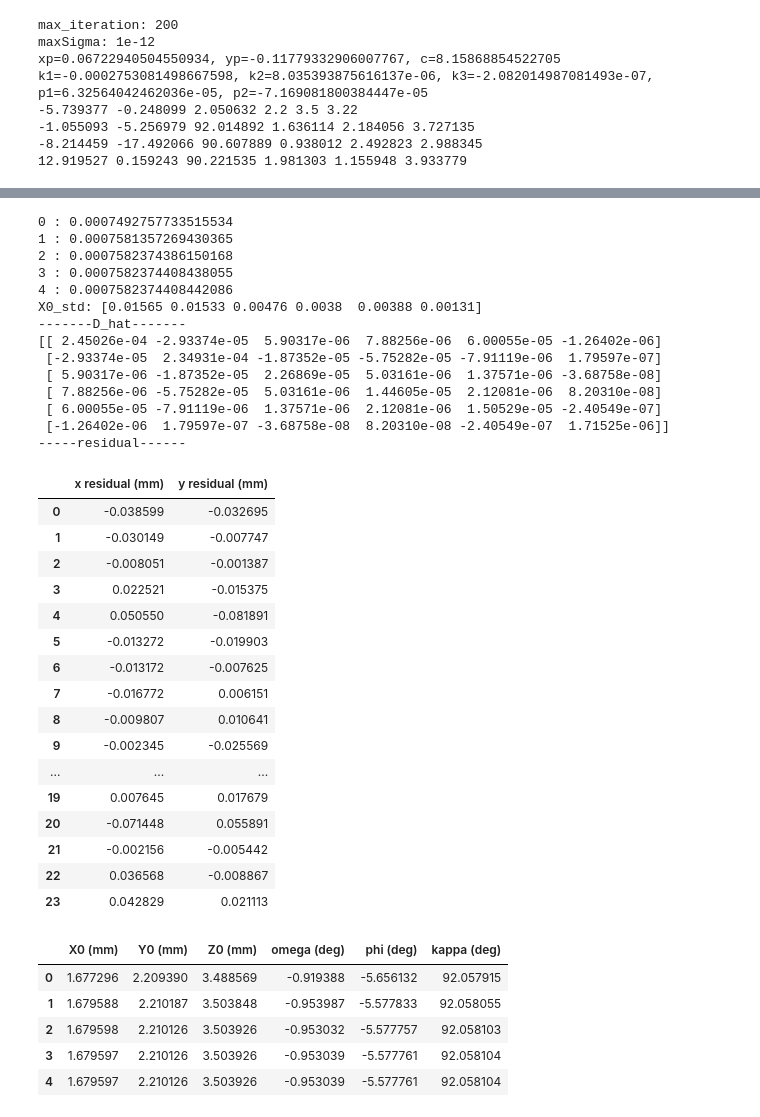
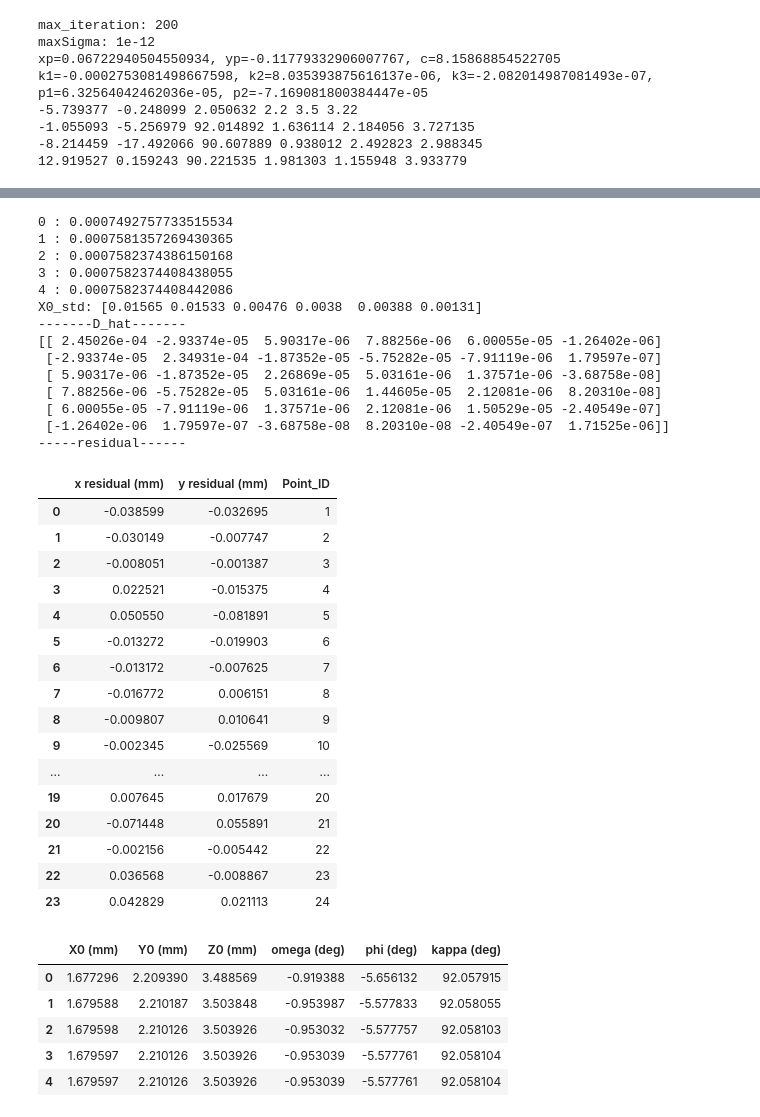
Before and after one commit to Enderrrr-TW/Purdue_every_life, a Jupyter notebook: photogrammetry/jupyter_test.ipynb, the cells around one changed output, grey strips where cells are left out. Drawn from its saved outputs; the diff is of its cells as text; code cells hidden in the pictures.

```diff
--- a/photogrammetry/jupyter_test.ipynb
+++ b/photogrammetry/jupyter_test.ipynb
@@ -7,11 +7,31 @@ from scipy.linalg import lstsq # To increase efficiency, and double check the re
 import sympy as sp
 import re
 np.set_printoptions(precision=5,linewidth=100) # adjust setting for prettier printing
+import tkinter as tk
+import tkinter.filedialog
+%gui tk
+# create a gui to let user select the working folder
+root=tk.Tk()
+working_folder = tkinter.filedialog.askdirectory(parent=root,title='Please select a directory')
+root.destroy()
+# %%
+#extract files from the working folder
+file_list=os.listdir(working_folder)
+for i in file_list:
+    if i.endswith('.icf'):
+        icf=i # extract icf filename
+    elif i.endswith('.prj'):
+        prj=i # extract prj filename
+    elif i.endswith('.ori'):
+        ori=i # extract ori filename
+    elif i.endswith('.cam'):
+        cam=i # extract cam filename
+    elif i.endswith('.gcp'):
+        gcp=i
 # %%
-working_folder='E:/Ender/coursework/photogrammetry/Assignment2' # set the folder storing the files
 os.chdir(working_folder) # change the path to working_folder
 # Read .prj file to get the max iteration times and threshold for stopping the iteration
-with open('GrassHoper.prj','r') as f:
+with open(prj,'r') as f:
     txt=f.read()
     txt=np.array(re.split('>>|\ |\n',txt)) # split the text so that I can index the value.
 max_iteration=np.int32(txt[-7]) # Max iteration times
@@ -20,14 +40,14 @@ print('max_iteration:', max_iteration)
 print('maxSigma:', maxSigma)
 
 # Read .icf to get xy (image coordinates)
-xy_img=pd.read_csv('OUT_OutlierFree_mm-9_17.icf',sep='\t|\   |\  ',engine='python',names=['Image_ID','Point_ID','x','y','w1','w2','w3','w4'])
+xy_img=pd.read_csv(icf,sep='\t|\   |\  ',engine='python',names=['Image_ID','Point_ID','x','y','w1','w2','w3','w4'])
 ## Subset the xy for each image
 xy_img_09=xy_img[xy_img['Image_ID']=='65_09_20180803.jpg'] # subset the dataframe to get xy for 65_09_20180803.jpg
 xy_img_10=xy_img[xy_img['Image_ID']=='65_10_20180803.jpg'] # repeat the process for the other images.
 xy_img_14=xy_img[xy_img['Image_ID']=='65_14_20180803.jpg']
 xy_img_18=xy_img[xy_img['Image_ID']=='65_18_20180803.jpg']
 # Read IOP based on the output from lab 1
-with open('lab2.cam','r') as f:
+with open(cam,'r') as f:
     txt=f.read()
     txt=np.array(re.split('\t|\n',txt)) # split the text so that I can index the value.
 xp,yp,c=np.float32(txt[9:12]) # extract xp,yp,c
@@ -37,13 +57,13 @@ print(f'xp={xp}, yp={yp}, c={c}')
 k1,k2,k3,p1,p2=np.float32(txt[22:27]) #extract distortion parameters
 print(f'k1={k1}, k2={k2}, k3={k3}, p1={p1}, p2={p2}')
 # Read GCP from .gcp
-gcp=pd.read_csv('NewTestField_gcp.gcp',engine='python',sep='\t|\   ',names=['Point_ID','X','Y','Z'],usecols=[0,1,2,3])
+gcp=pd.read_csv(gcp,engine='python',sep='\t|\   ',names=['Point_ID','X','Y','Z'],usecols=[0,1,2,3])
 X_gcp=np.array(gcp['X'])
 Y_gcp=np.array(gcp['Y'])
 Z_gcp=np.array(gcp['Z'])
 # gcp.head(5)
 # Read .ori as initial guess for EOP for image9,10,14,18
-with open('EOPs.ori','r') as f:
+with open(ori,'r') as f:
     line=0
     for i in f:
         line=line+1 # count line number
@@ -179,6 +199,6 @@ def LSA(Xo,Yo,Zo,omega,phi,kappa,max_iteration,maxSigma,xy_img):
     x0_std=np.sqrt(np.diag(D_hat))
     # divide residuals into x-residual and y-residual
     residual=e.reshape((len(x_corrected),2),order='C')
-    return x0_all,D_hat,x0_std,residual
+    return x0_all,D_hat,x0_std,residual,point_ID
 # %%
 
@@ -231,46 +256,48 @@ X0_std: [0.01351 0.01218 0.00545 0.00295 0.00306 0.00125]
 | 4 | 1.914148 | 3.061803 | 3.724020 | -19.497115 | -4.541328 | 1.456777 |
 | 5 | 1.914148 | 3.061803 | 3.724020 | -19.497114 | -4.541328 | 1.456777 |
 # %%
-x0_all_10,D_hat_10,x0_std_10,residual_10=LSA(Xo_10,Yo_10,Zo_10,omg_10,phi_10,kpp_10,max_iteration,maxSigma,xy_img_10)
+x0_all_10,D_hat_10,x0_std_10,residual_10,point_ID=LSA(Xo_10,Yo_10,Zo_10,omg_10,phi_10,kpp_10,max_iteration,maxSigma,xy_img_10)
 print('X0_std:',x0_std_10)
 print('-------D_hat-------')
 print(D_hat_10)
 print('-----residual------')
 residual_10=pd.DataFrame(residual_10, columns = ['x residual (mm)','y residual (mm)'])
+residual_10['Point_ID']=point_ID
+
 display(residual_10.head(30))
 x0_all_10
 # %% [output]
 0 : 0.0007492757733515534
 1 : 0.0007581357269430365
 2 : 0.0007582374386150168
 3 : 0.0007582374408438055
 4 : 0.0007582374408442086
 X0_std: [0.01565 0.01533 0.00476 0.0038  0.00388 0.00131]
 -------D_hat-------
 [[ 2.45026e-04 -2.93374e-05  5.90317e-06  7.88256e-06  6.00055e-05 -1.26402e-06]
  [-2.93374e-05  2.34931e-04 -1.87352e-05 -5.75282e-05 -7.91119e-06  1.79597e-07]
  [ 5.90317e-06 -1.87352e-05  2.26869e-05  5.03161e-06  1.37571e-06 -3.68758e-08]
  [ 7.88256e-06 -5.75282e-05  5.03161e-06  1.44605e-05  2.12081e-06  8.20310e-08]
  [ 6.00055e-05 -7.91119e-06  1.37571e-06  2.12081e-06  1.50529e-05 -2.40549e-07]
  [-1.26402e-06  1.79597e-07 -3.68758e-08  8.20310e-08 -2.40549e-07  1.71525e-06]]
 -----residual------
-|  | x residual (mm) | y residual (mm) |
-| 0 | -0.038599 | -0.032695 |
-| 1 | -0.030149 | -0.007747 |
-| 2 | -0.008051 | -0.001387 |
-| 3 | 0.022521 | -0.015375 |
-| 4 | 0.050550 | -0.081891 |
-| 5 | -0.013272 | -0.019903 |
-| 6 | -0.013172 | -0.007625 |
-| 7 | -0.016772 | 0.006151 |
-| 8 | -0.009807 | 0.010641 |
-| 9 | -0.002345 | -0.025569 |
-| ... | ... | ... |
-| 19 | 0.007645 | 0.017679 |
-| 20 | -0.071448 | 0.055891 |
-| 21 | -0.002156 | -0.005442 |
-| 22 | 0.036568 | -0.008867 |
-| 23 | 0.042829 | 0.021113 |
+|  | x residual (mm) | y residual (mm) | Point_ID |
+| 0 | -0.038599 | -0.032695 | 1 |
+| 1 | -0.030149 | -0.007747 | 2 |
+| 2 | -0.008051 | -0.001387 | 3 |
+| 3 | 0.022521 | -0.015375 | 4 |
+| 4 | 0.050550 | -0.081891 | 5 |
+| 5 | -0.013272 | -0.019903 | 6 |
+| 6 | -0.013172 | -0.007625 | 7 |
+| 7 | -0.016772 | 0.006151 | 8 |
+| 8 | -0.009807 | 0.010641 | 9 |
+| 9 | -0.002345 | -0.025569 | 10 |
+| ... | ... | ... | ... |
+| 19 | 0.007645 | 0.017679 | 20 |
+| 20 | -0.071448 | 0.055891 | 21 |
+| 21 | -0.002156 | -0.005442 | 22 |
+| 22 | 0.036568 | -0.008867 | 23 |
+| 23 | 0.042829 | 0.021113 | 24 |
 |  | X0 (mm) | Y0 (mm) | Z0 (mm) | omega (deg) | phi (deg) | kappa (deg) |
 | 0 | 1.677296 | 2.209390 | 3.488569 | -0.919388 | -5.656132 | 92.057915 |
 | 1 | 1.679588 | 2.210187 | 3.503848 | -0.953987 | -5.577833 | 92.058055 |
```
Also changed, not shown: parts of 4 cells of this notebook.
